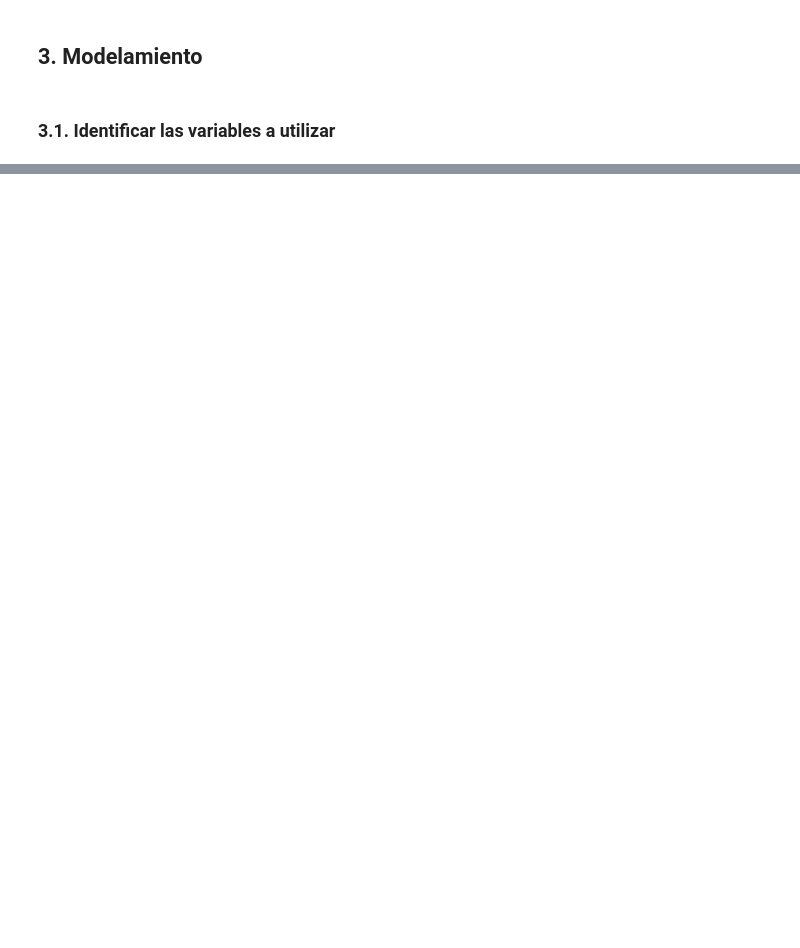
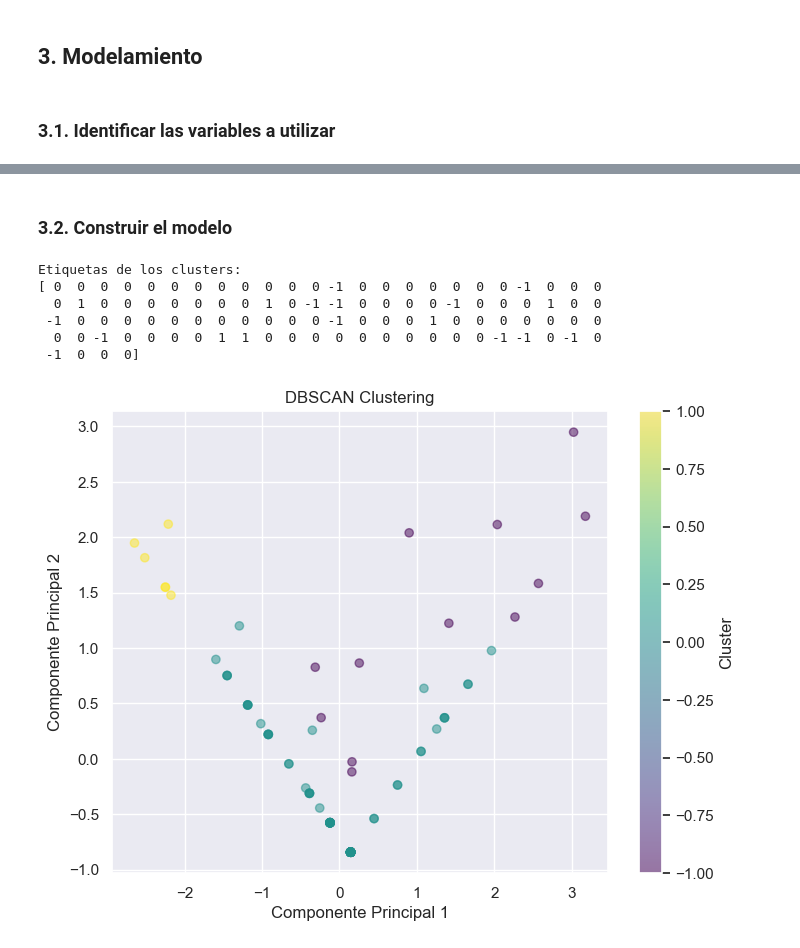
Before and after one commit to SebastianCasanova4/Lab1-BI, a Jupyter notebook: Informe - Laboratorio 1 - Grupo 4.ipynb, the cells around one changed output, grey strips where cells are left out. Saved outputs shown, nothing was run; the diff lists cells and outputs as text; code cells hidden in the pictures; blank space fills up the shorter version.

```diff
--- a/Informe - Laboratorio 1 - Grupo 4.ipynb
+++ b/Informe - Laboratorio 1 - Grupo 4.ipynb
@@ -452,3 +452,9 @@ Cantidad de valores negativos en la columna 'mi_columna': 2
 ## 3. Modelamiento
 # %% [markdown]
 ### 3.1. Identificar las variables a utilizar
+# %%
+# Empecemos con calma, vamos a ver que se evidenciamos a partir de la
+# seleccion del subconjunto de las siguintes columnas sin normalizar
+# "BALANCE_", "PURCHASES", "CASH_ADVANCE", "PAYMENTS",
+first_model_selec = ["BALANCE_FREQUENCY","CASH_ADVANCE_FREQUENCY"]
+df_copia_model = df_copia[first_model_selec].head(100).copy()
@@ -454,0 +477,44 @@ Cantidad de valores negativos en la columna 'mi_columna': 2
+# %% [markdown]
+### 3.2. Construir el modelo
+# %%
+from sklearn.cluster import DBSCAN
+from sklearn.preprocessing import StandardScaler
+from sklearn.decomposition import PCA
+
+# Normaliza los datos
+scaler = StandardScaler()
+df_modelo_norm = scaler.fit_transform(df_copia_model)
+
+# Realiza la reducción de dimensionalidad utilizando PCA
+pca = PCA(n_components=2)
+df_modelo_pca = pca.fit_transform(df_modelo_norm)
+
+# Crea y entrena el modelo DBSCAN
+dbscan = DBSCAN(eps=0.5, min_samples=5)
+dbscan.fit(df_modelo_norm)
+
+print("Etiquetas de los clusters:")
+print(dbscan.labels_)
+# %% [output]
+Etiquetas de los clusters:
+[ 0  0  0  0  0  0  0  0  0  0  0  0 -1  0  0  0  0  0  0  0 -1  0  0  0
+  0  1  0  0  0  0  0  0  0  1  0 -1 -1  0  0  0  0 -1  0  0  0  1  0  0
+ -1  0  0  0  0  0  0  0  0  0  0  0 -1  0  0  0  1  0  0  0  0  0  0  0
+  0  0 -1  0  0  0  0  1  1  0  0  0  0  0  0  0  0  0  0 -1 -1  0 -1  0
+ -1  0  0  0]
+# %%
+# Visualiza los resultados
+plt.figure(figsize=(8, 6))
+
+# Grafica los puntos de datos
+plt.scatter(df_modelo_pca[:, 0], df_modelo_pca[:, 1], c=dbscan.labels_, cmap='viridis', alpha=0.5)
+
+# Ajusta los parámetros del gráfico
+plt.title('DBSCAN Clustering')
+plt.xlabel('Componente Principal 1')
+plt.ylabel('Componente Principal 2')
+plt.colorbar(label='Cluster')
+
+plt.show()
+# %% [output]
+[figure, added]
```
Also changed, not shown: parts of 19 cells of this notebook.
